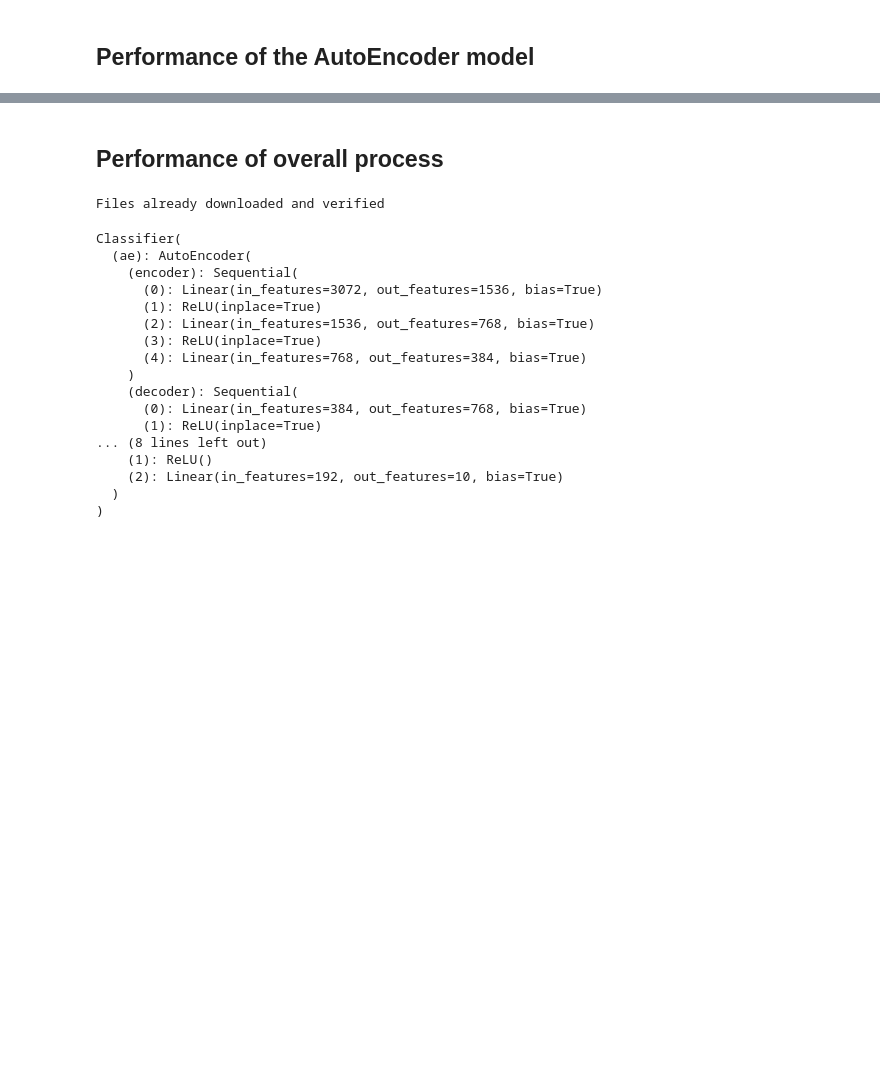
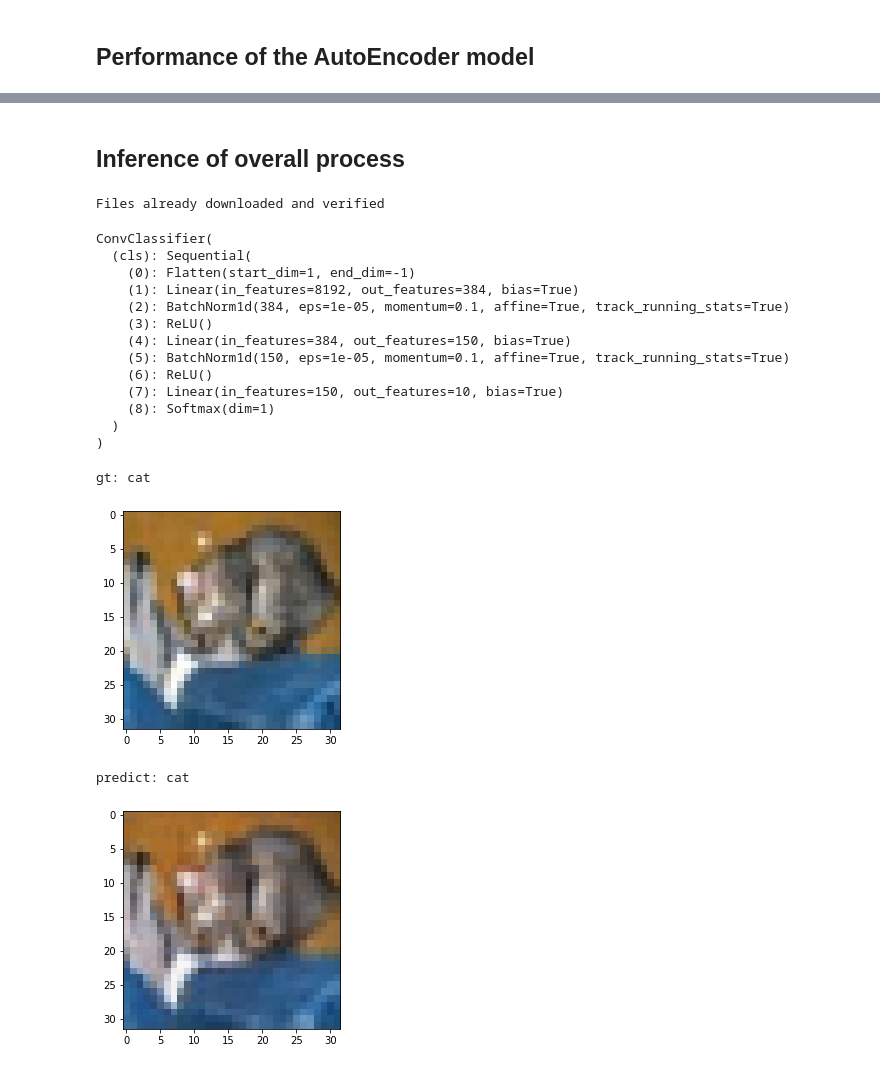
Before and after one commit to tylerkurahashi/python_ML, a Jupyter notebook: autoencoder/infer.ipynb, the cells around one changed output, grey strips where cells are left out. Saved outputs shown, nothing was run; the diff lists cells and outputs as text; code cells hidden in the pictures; blank space fills up the shorter version.

```diff
--- a/autoencoder/infer.ipynb
+++ b/autoencoder/infer.ipynb
@@ -74,43 +93,38 @@ imshow(reconstructed)
 # %% [markdown]
-## Performance of overall process
+## Inference of overall process
 # %%
-ae_model_path = f'./ckpt/{ae_model}/model_9.pth'
-cls_model_path = f'./ckpt/{cls_model}/model_9.pth'
+ae_model_path = f'./ckpt/ae/{ae_model}/model.pth'
+cls_model_path = f'./ckpt/cls/{cls_model}/model.pth'
 
 transform = transforms.Compose([
-    transforms.ToTensor(),
-    transforms.Normalize((0.5, 0.5, 0.5), (0.5, 0.5, 0.5))
+    transforms.ToTensor()
 ])
 
 testset = torchvision.datasets.CIFAR10(
     root="./data", train=False, download=True, transform=transform)
 
 testloader = torch.utils.data.DataLoader(
-    testset, batch_size=56, shuffle=False, num_workers=2, drop_last=True)
+    testset, batch_size=1, shuffle=False, num_workers=2, drop_last=True)
 
-ae = AutoEncoder()
+ae = ConvAutoEncoder()
 ae.load_state_dict(torch.load(ae_model_path))
 ae.eval()
 
-cls_net = Classifier()
-cls_net.state_dict(torch.load(cls_model_path))
+cls_net = ConvClassifier()
+cls_net.load_state_dict(torch.load(cls_model_path))
 cls_net.eval()
 # %% [output]
 Files already downloaded and verified
-Classifier(
-  (ae): AutoEncoder(
-    (encoder): Sequential(
-      (0): Linear(in_features=3072, out_features=1536, bias=True)
-      (1): ReLU(inplace=True)
-      (2): Linear(in_features=1536, out_features=768, bias=True)
-      (3): ReLU(inplace=True)
-      (4): Linear(in_features=768, out_features=384, bias=True)
-    )
-    (decoder): Sequential(
-      (0): Linear(in_features=384, out_features=768, bias=True)
-      (1): ReLU(inplace=True)
-... (8 lines left out)
-    (1): ReLU()
-    (2): Linear(in_features=192, out_features=10, bias=True)
+ConvClassifier(
+  (cls): Sequential(
+    (0): Flatten(start_dim=1, end_dim=-1)
+    (1): Linear(in_features=8192, out_features=384, bias=True)
+    (2): BatchNorm1d(384, eps=1e-05, momentum=0.1, affine=True, track_running_stats=True)
+    (3): ReLU()
+    (4): Linear(in_features=384, out_features=150, bias=True)
+    (5): BatchNorm1d(150, eps=1e-05, momentum=0.1, affine=True, track_running_stats=True)
+    (6): ReLU()
+    (7): Linear(in_features=150, out_features=10, bias=True)
+    (8): Softmax(dim=1)
   )
 )
@@ -118,0 +131,21 @@ for counter, (image, label) in enumerate(testloader):
+# %%
+iteration = iter(testloader)
+# %%
+ae = ae.eval()
+cls_net = cls_net.eval()
+
+img, label = next(iteration)
+img = img.float()
+embed = ae.encoder(img)
+re_img = ae(img)
+pred = cls_net(embed)
+
+print(f'gt: {testset.classes[label]}')
+imshow(img)
+print(f'predict: {testset.classes[np.argmax(pred.detach().numpy())]}')
+imshow(re_img)
+# %% [output]
+gt: cat
+[figure, added]
+predict: cat
+[figure, added]
```
Also changed, not shown: parts of 11 cells of this notebook, 29 other files.
